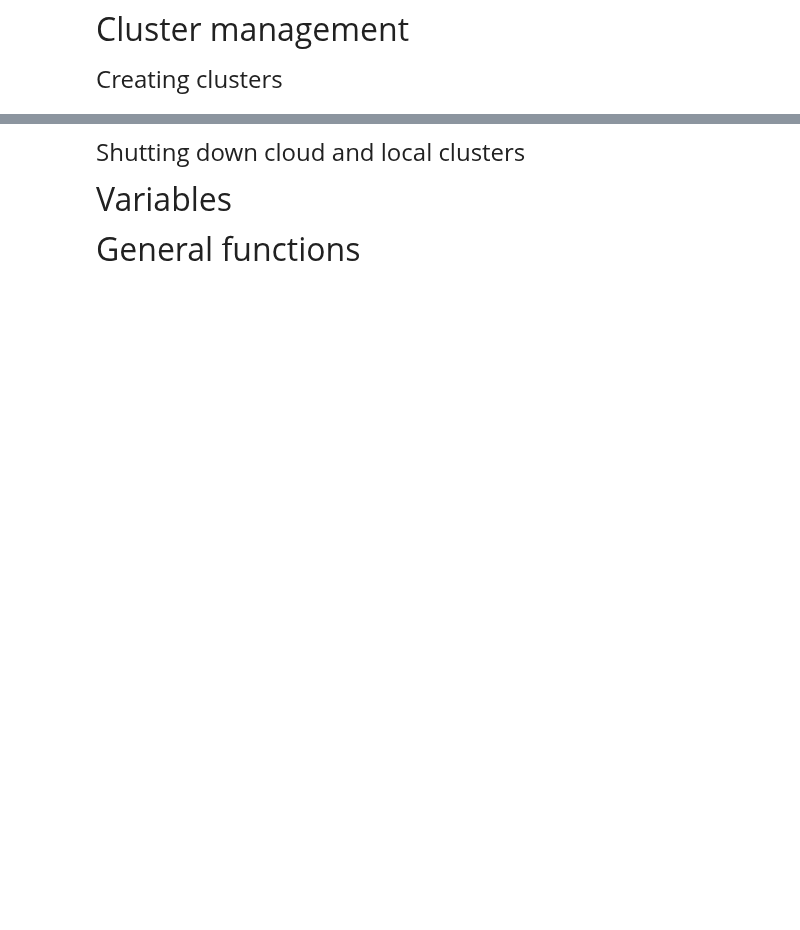
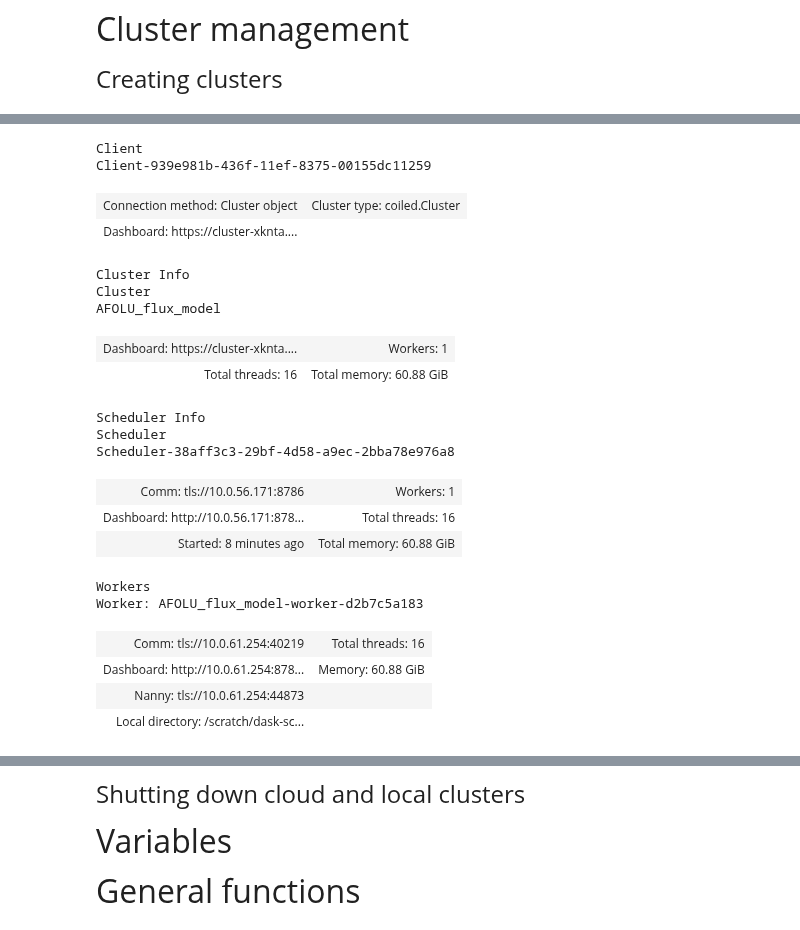
Before and after one commit to wri/AFOLU_GHG_flux_model, a Jupyter notebook: src/LULUCF/notebooks/utilities_and_variables.ipynb, the cells around one changed output, grey strips where cells are left out. Drawn from its saved outputs; the diff is of its cells as text; code cells hidden in the pictures; blank space fills up the shorter version.

```diff
--- a/src/LULUCF/notebooks/utilities_and_variables.ipynb
+++ b/src/LULUCF/notebooks/utilities_and_variables.ipynb
@@ -57,13 +57,14 @@ coiled_cluster = coiled.Cluster(
     n_workers=1,
     use_best_zone=True,
     compute_purchase_option="spot_with_fallback",
-    idle_timeout="15 minutes",
+    idle_timeout="20 minutes",
     region="us-east-1",
     name="AFOLU_flux_model",
     account='wri-forest-research', # Necessary to use the AWS environment that Justin set up in Coiled
-    worker_memory = "16GiB"
+    worker_memory = "64GiB"
 )
 
 # Coiled cluster (cloud run)
 coiled_client = coiled_cluster.get_client()
 coiled_client
+# %% [output]
@@ -70,3 +73,24 @@ coiled_client
+Client
+Client-939e981b-436f-11ef-8375-00155dc11259
+| Connection method: Cluster object | Cluster type: coiled.Cluster |
+| Dashboard: https://cluster-xknta.... |  |
+Cluster Info
+Cluster
+AFOLU_flux_model
+| Dashboard: https://cluster-xknta.... | Workers: 1 |
+| Total threads: 16 | Total memory: 60.88 GiB |
+Scheduler Info
+Scheduler
+Scheduler-38aff3c3-29bf-4d58-a9ec-2bba78e976a8
+| Comm: tls://10.0.56.171:8786 | Workers: 1 |
+| Dashboard: http://10.0.56.171:878... | Total threads: 16 |
+| Started: 8 minutes ago | Total memory: 60.88 GiB |
+Workers
+Worker: AFOLU_flux_model-worker-d2b7c5a183
+| Comm: tls://10.0.61.254:40219 | Total threads: 16 |
+| Dashboard: http://10.0.61.254:878... | Memory: 60.88 GiB |
+| Nanny: tls://10.0.61.254:44873 |  |
+| Local directory: /scratch/dask-sc... |  |
 # %%
 # Local single-process cluster (local run). Will run .compute() on just one process, not a whole cluster.
 local_client = Client(processes=False)
```
Also changed, not shown: parts of 2 cells of this notebook, 1 other file.
